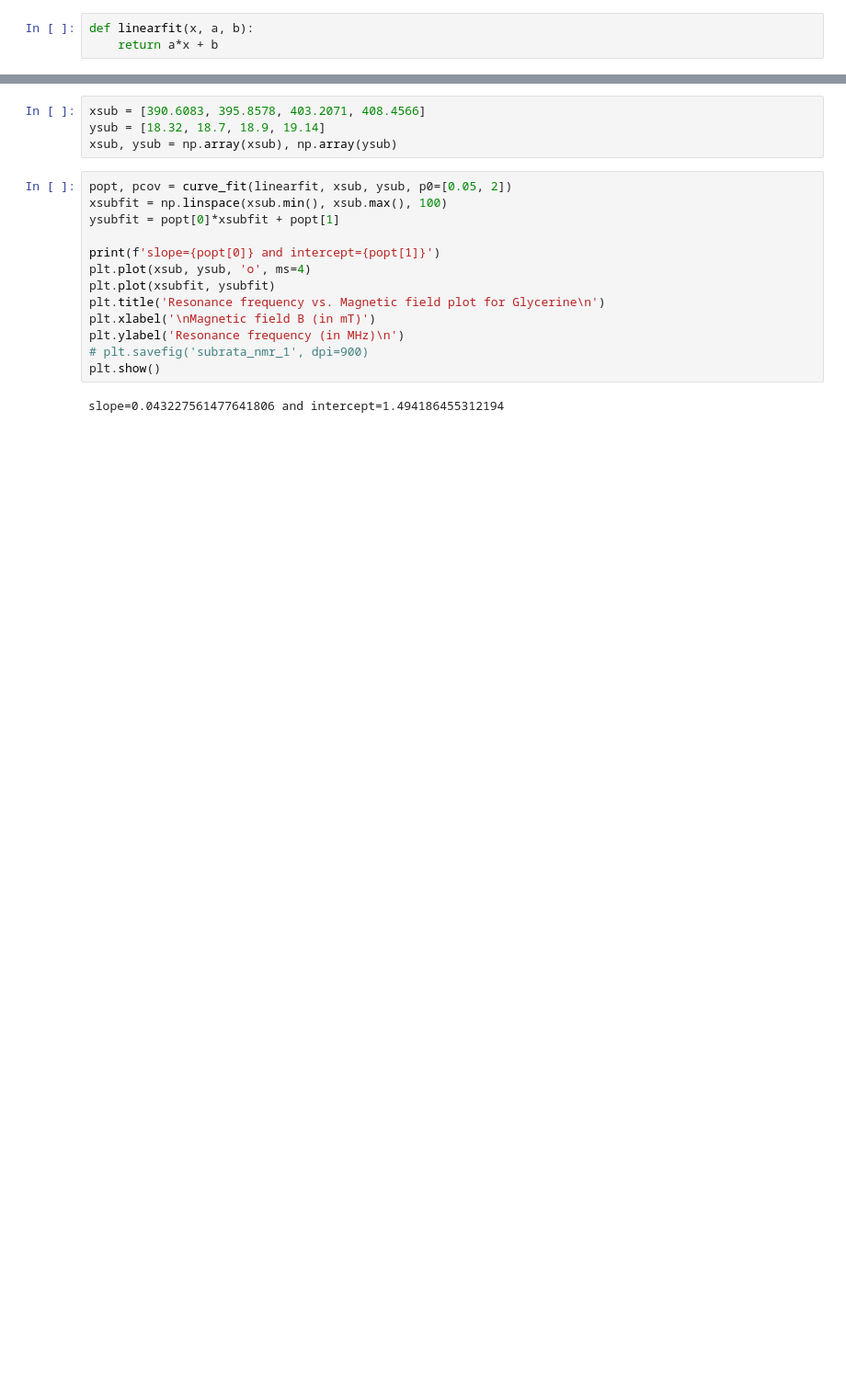
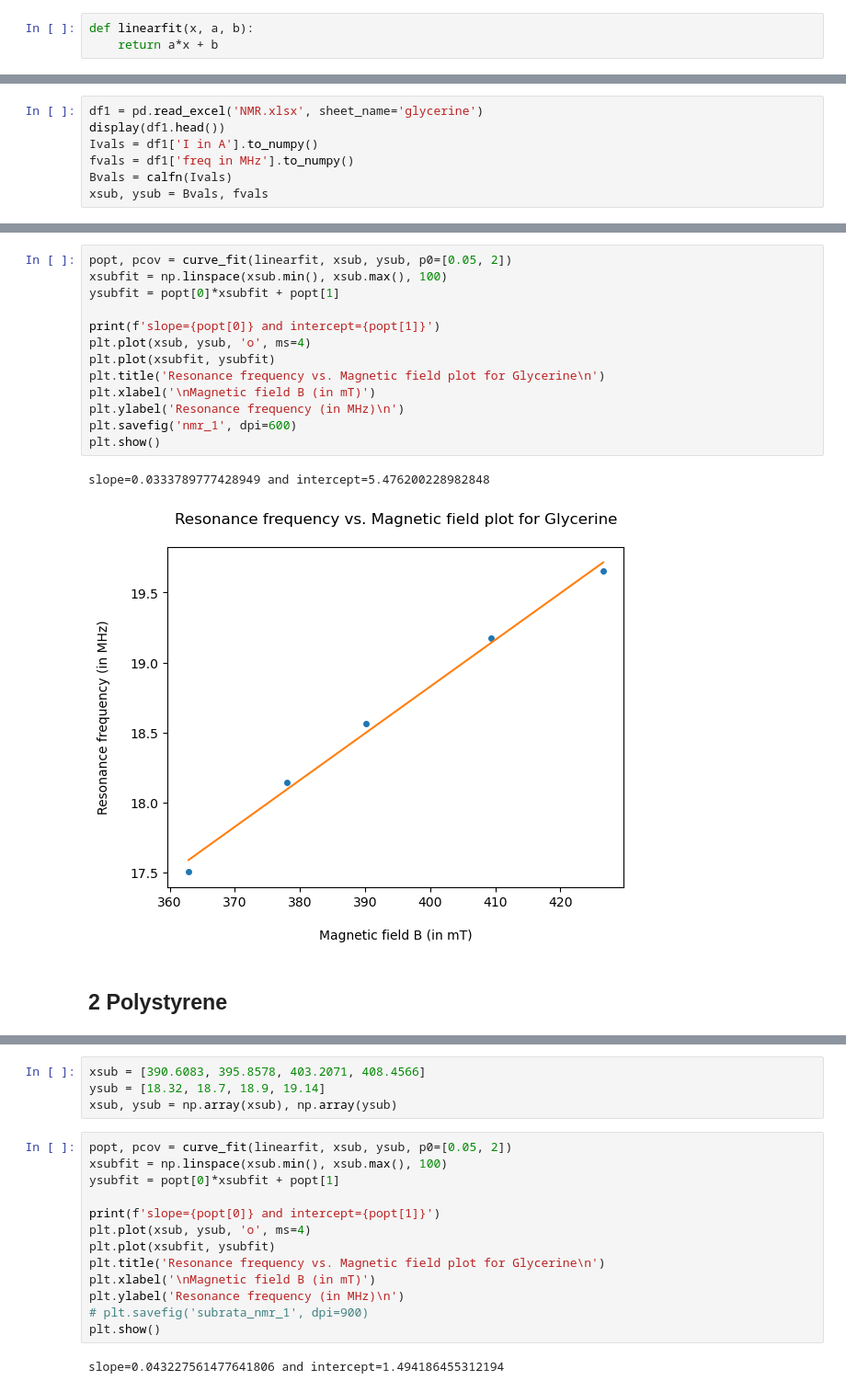
Before and after one commit to suman122003/SKP_IISc, a Jupyter notebook: PH_211_General_Physics_Lab/NMR/NMR.ipynb, the cells around one changed output, grey strips where cells are left out. Shown at 92% size. Cells and saved outputs as stored; diff of their text form; blank space fills up the shorter version.

```diff
--- a/PH_211_General_Physics_Lab/NMR/NMR.ipynb
+++ b/PH_211_General_Physics_Lab/NMR/NMR.ipynb
@@ -14,0 +45,7 @@ def linearfit(x, a, b):
+# %%
+df1 = pd.read_excel('NMR.xlsx', sheet_name='glycerine')
+display(df1.head())
+Ivals = df1['I in A'].to_numpy()
+fvals = df1['freq in MHz'].to_numpy()
+Bvals = calfn(Ivals)
+xsub, ysub = Bvals, fvals
@@ -14,0 +59,18 @@ def linearfit(x, a, b):
+# %%
+popt, pcov = curve_fit(linearfit, xsub, ysub, p0=[0.05, 2])
+xsubfit = np.linspace(xsub.min(), xsub.max(), 100)
+ysubfit = popt[0]*xsubfit + popt[1]
+
+print(f'slope={popt[0]} and intercept={popt[1]}')
+plt.plot(xsub, ysub, 'o', ms=4)
+plt.plot(xsubfit, ysubfit)
+plt.title('Resonance frequency vs. Magnetic field plot for Glycerine\n')
+plt.xlabel('\nMagnetic field B (in mT)')
+plt.ylabel('Resonance frequency (in MHz)\n')
+plt.savefig('nmr_1', dpi=600)
+plt.show()
+# %% [output]
+slope=0.0333789777428949 and intercept=5.476200228982848
+[figure, added]
+# %% [markdown]
+## 2 Polystyrene
```
Also changed, not shown: parts of 13 cells of this notebook, 8 other files.
